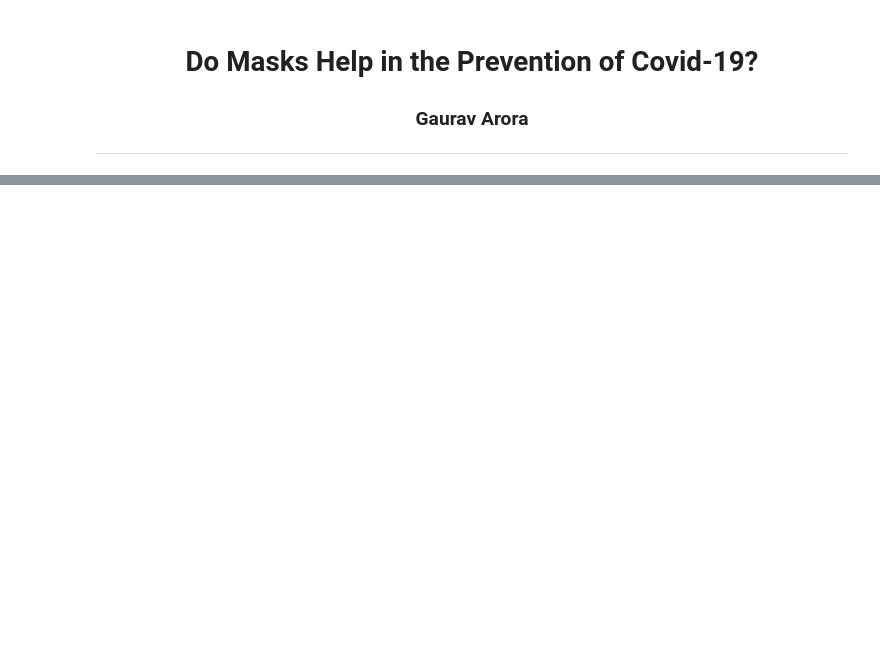
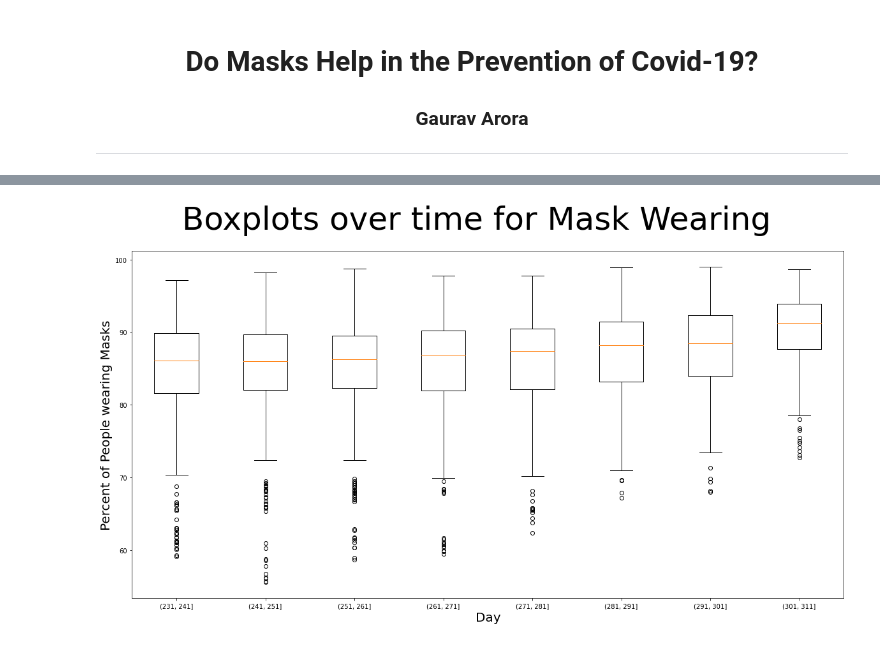
Before and after one commit to gauravsoccerstar/gauravsoccerstar.github.io, a Jupyter notebook: FinalProjectGauravArora.ipynb, the cells around one changed output, grey strips where cells are left out. Cells and saved outputs as stored; diff of their text form; code cells hidden in the pictures; blank space fills up the shorter version.

```diff
--- a/FinalProjectGauravArora.ipynb
+++ b/FinalProjectGauravArora.ipynb
@@ -24,0 +388,34 @@ Successfully installed jupyterthemes-0.20.0 lesscpy-0.14.0 ply-3.11
+# %%
+new_df["new_bin"] = pd.cut(x=new_df['day'], bins=[231,241,251,261,271,281,291,301,311,321])
+pdata = []
+for x in range(8):
+    pdata.append([])
+for row_index,row in new_df.iterrows():
+    if str(row["new_bin"]) == "(231, 241]":
+        pdata[0].append(row["value"])
+    elif str(row["new_bin"]) == "(241, 251]":
+        pdata[1].append(row["value"])
+    elif str(row["new_bin"]) == "(251, 261]":
+        pdata[2].append(row["value"])
+    elif str(row["new_bin"]) == "(261, 271]":
+        pdata[3].append(row["value"])
+    elif str(row["new_bin"]) == "(271, 281]":
+        pdata[4].append(row["value"])
+    elif str(row["new_bin"]) == "(281, 291]":
+        pdata[5].append(row["value"])
+    elif str(row["new_bin"]) == "(291, 301]":
+        pdata[6].append(row["value"])
+    elif str(row["new_bin"]) == "(301, 311]":
+        pdata[7].append(row["value"])
+plotdata = np.array(pdata)
+fig = plt.figure(figsize =(20, 10))
+fig.suptitle("Boxplots over time for Mask Wearing",fontsize=50)
+ax = fig.add_subplot(111)
+ax.boxplot(plotdata)
+ax.set_xlabel('Day',fontsize=20)
+ax.set_ylabel('Percent of People wearing Masks',fontsize=20)
+ax.set_xticks([1, 2, 3, 4, 5, 6, 7, 8], minor=False)
+ax.set_xticklabels(["(231, 241]","(241, 251]","(251, 261]", "(261, 271]","(271, 281]", "(281, 291]","(291, 301]","(301, 311]"],fontdict = None, minor = False)
+plt.show()
+# %% [output]
+[figure, added]
```
Also changed, not shown: parts of 32 cells of this notebook, 5 other files.
